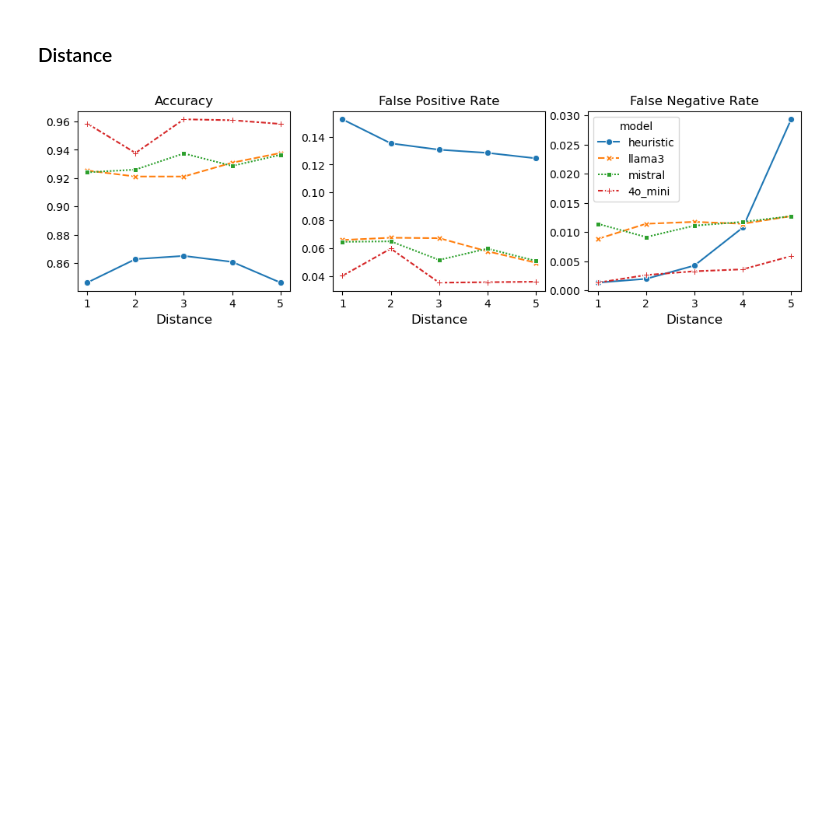
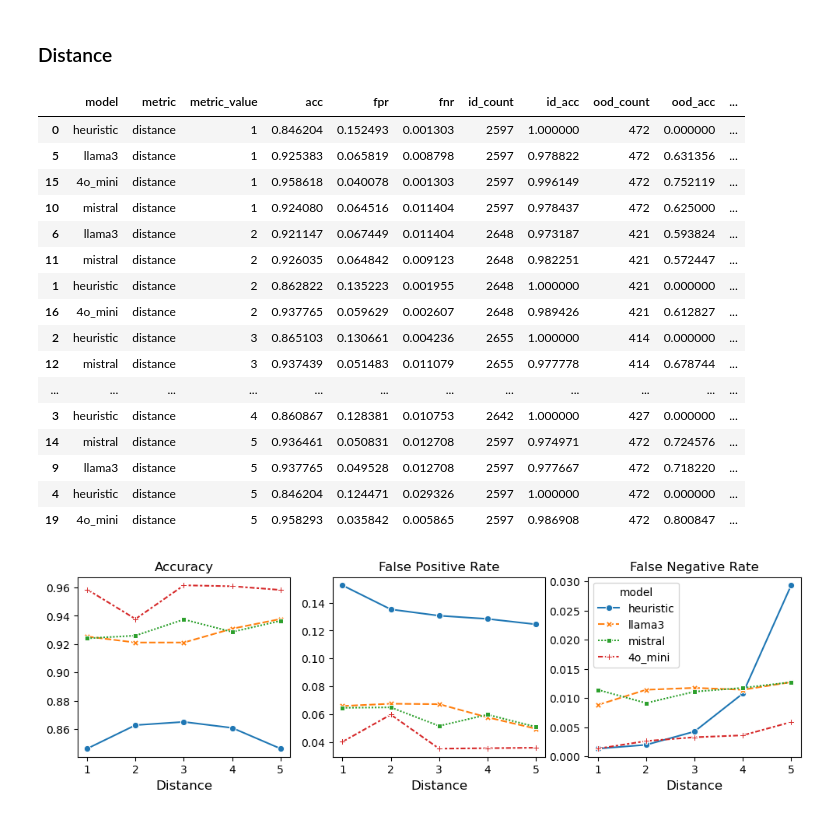
Before and after one commit to BeanHam/2024-spatial-data-integration, a Jupyter notebook: join_task/inference_results/inference_results_ft.ipynb, the cells around one changed output. Saved outputs shown, nothing was run; the diff lists cells and outputs as text; code cells hidden in the pictures; blank space fills up the shorter version.

```diff
--- a/join_task/inference_results/inference_results_ft.ipynb
+++ b/join_task/inference_results/inference_results_ft.ipynb
@@ -211,6 +211,26 @@ results=pd.DataFrame(results, columns=['model','metric','metric_value','acc','fp
 results['total_count']=[len(test)]*len(results)
 results['id_correct_count']=results.id_count.values*results.id_acc.values
 results['ood_correct_count']=results.ood_count.values*results.ood_acc.values
+# %%
+results.sort_values('metric_value')
+# %% [output]
+|  | model | metric | metric_value | acc | fpr | fnr | id_count | id_acc | ood_count | ood_acc | ... |
+| 0 | heuristic | distance | 1 | 0.846204 | 0.152493 | 0.001303 | 2597 | 1.000000 | 472 | 0.000000 | ... |
+| 5 | llama3 | distance | 1 | 0.925383 | 0.065819 | 0.008798 | 2597 | 0.978822 | 472 | 0.631356 | ... |
+| 15 | 4o_mini | distance | 1 | 0.958618 | 0.040078 | 0.001303 | 2597 | 0.996149 | 472 | 0.752119 | ... |
+| 10 | mistral | distance | 1 | 0.924080 | 0.064516 | 0.011404 | 2597 | 0.978437 | 472 | 0.625000 | ... |
+| 6 | llama3 | distance | 2 | 0.921147 | 0.067449 | 0.011404 | 2648 | 0.973187 | 421 | 0.593824 | ... |
+| 11 | mistral | distance | 2 | 0.926035 | 0.064842 | 0.009123 | 2648 | 0.982251 | 421 | 0.572447 | ... |
+| 1 | heuristic | distance | 2 | 0.862822 | 0.135223 | 0.001955 | 2648 | 1.000000 | 421 | 0.000000 | ... |
+| 16 | 4o_mini | distance | 2 | 0.937765 | 0.059629 | 0.002607 | 2648 | 0.989426 | 421 | 0.612827 | ... |
+| 2 | heuristic | distance | 3 | 0.865103 | 0.130661 | 0.004236 | 2655 | 1.000000 | 414 | 0.000000 | ... |
+| 12 | mistral | distance | 3 | 0.937439 | 0.051483 | 0.011079 | 2655 | 0.977778 | 414 | 0.678744 | ... |
+| ... | ... | ... | ... | ... | ... | ... | ... | ... | ... | ... | ... |
+| 3 | heuristic | distance | 4 | 0.860867 | 0.128381 | 0.010753 | 2642 | 1.000000 | 427 | 0.000000 | ... |
+| 14 | mistral | distance | 5 | 0.936461 | 0.050831 | 0.012708 | 2597 | 0.974971 | 472 | 0.724576 | ... |
+| 9 | llama3 | distance | 5 | 0.937765 | 0.049528 | 0.012708 | 2597 | 0.977667 | 472 | 0.718220 | ... |
+| 4 | heuristic | distance | 5 | 0.846204 | 0.124471 | 0.029326 | 2597 | 1.000000 | 472 | 0.000000 | ... |
+| 19 | 4o_mini | distance | 5 | 0.958293 | 0.035842 | 0.005865 | 2597 | 0.986908 | 472 | 0.800847 | ... |
 # %%
 fig, axs = plt.subplots(ncols=3,figsize=(12, 3))
 sns.lineplot(data=results, x="metric_value", y="acc",style="model",hue="model",markers=True,ax=axs[0],legend=False)
```
Also changed, not shown: parts of 1 cell of this notebook, 7 other files.
